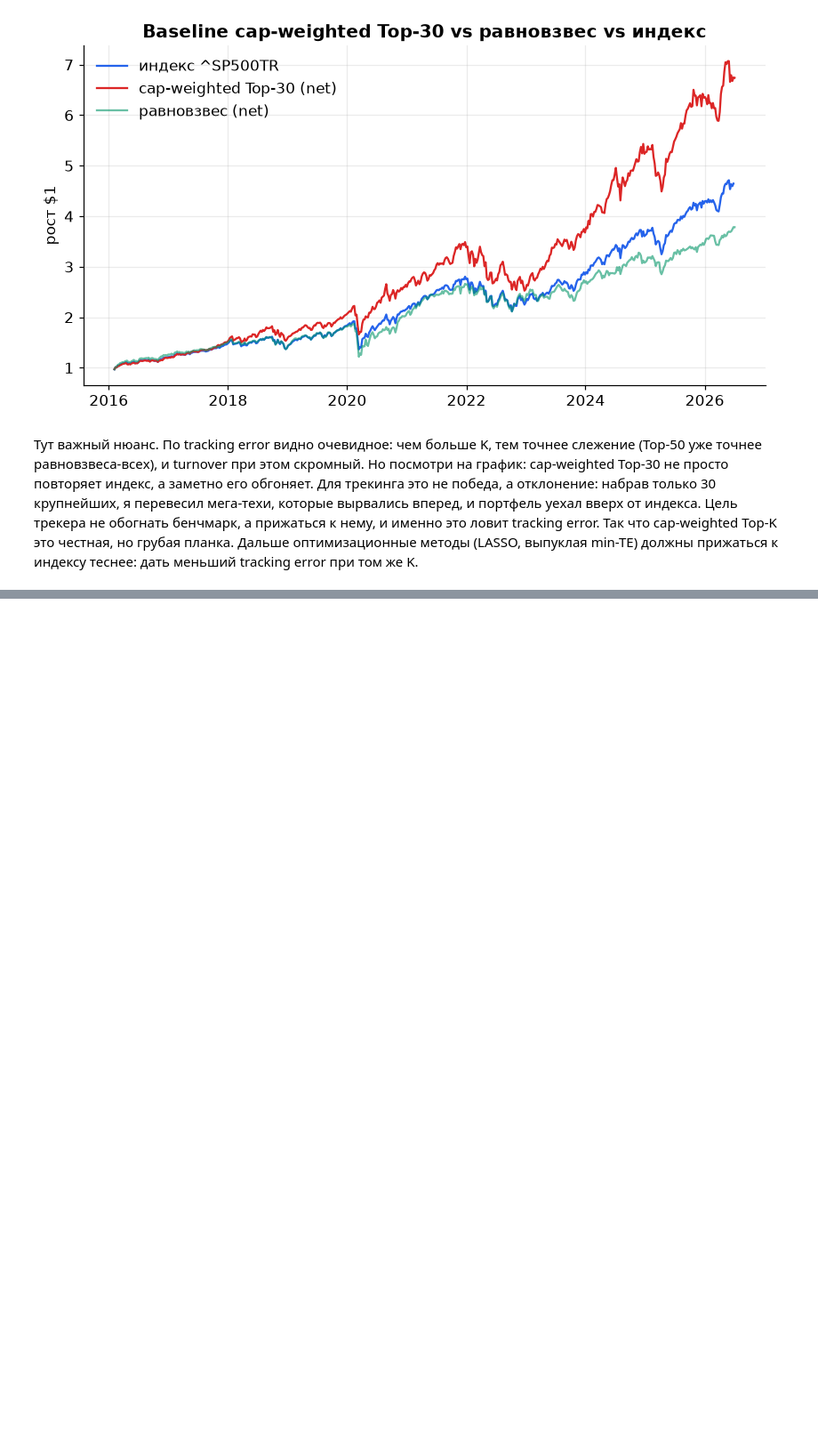
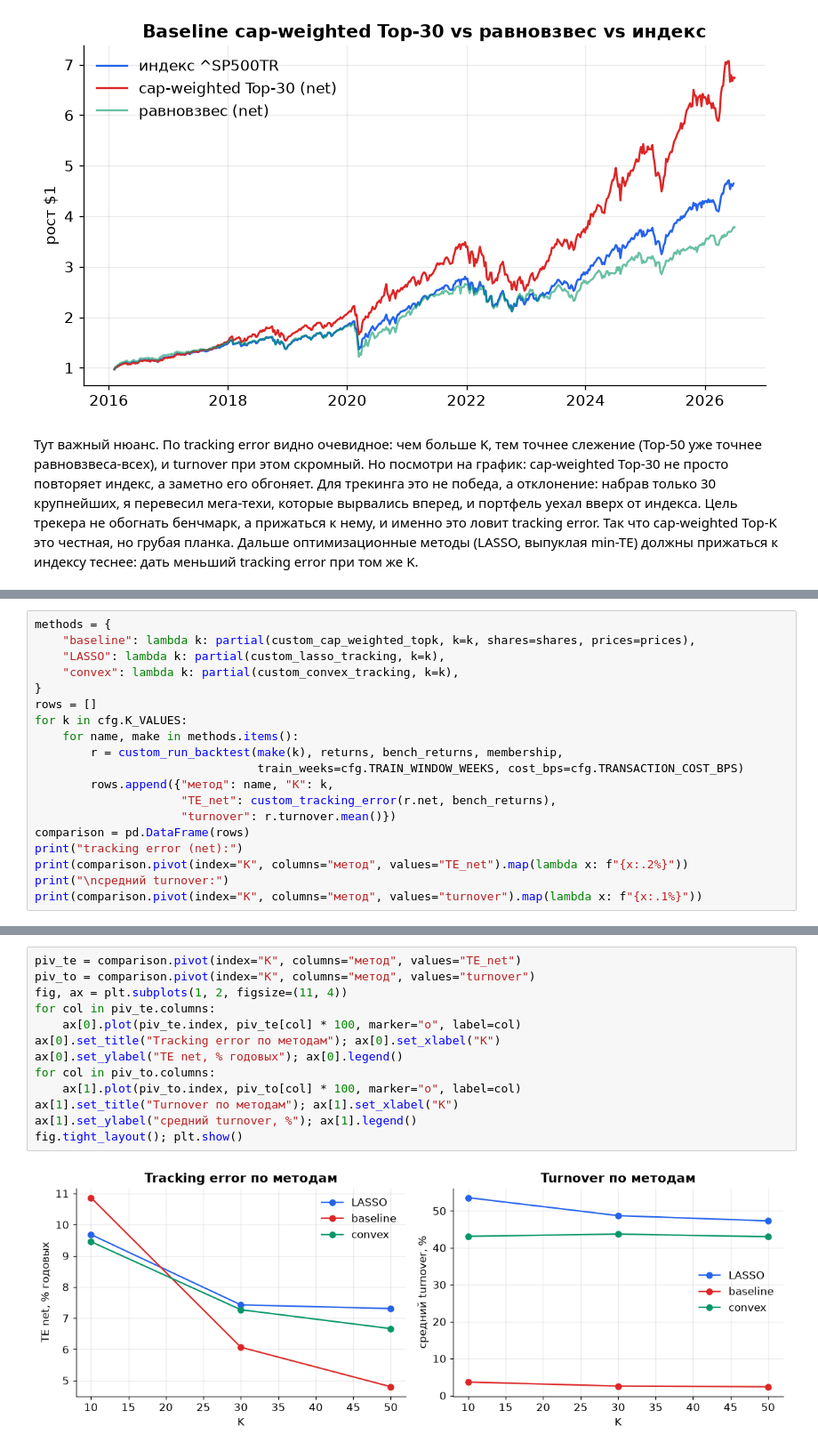
Before and after one commit to Nerbi357/Index-Tracking-New, a Jupyter notebook: notebooks/02_modeling.ipynb, the cells around one changed output, grey strips where cells are left out. Shown at 89% size. Drawn from its saved outputs; the diff is of its cells as text; blank space fills up the shorter version.

```diff
--- a/notebooks/02_modeling.ipynb
+++ b/notebooks/02_modeling.ipynb
@@ -175,0 +188,19 @@ plt.show()
+# %%
+methods = {
+    "baseline": lambda k: partial(custom_cap_weighted_topk, k=k, shares=shares, prices=prices),
+    "LASSO": lambda k: partial(custom_lasso_tracking, k=k),
+    "convex": lambda k: partial(custom_convex_tracking, k=k),
+}
+rows = []
+for k in cfg.K_VALUES:
+    for name, make in methods.items():
+        r = custom_run_backtest(make(k), returns, bench_returns, membership,
+                                train_weeks=cfg.TRAIN_WINDOW_WEEKS, cost_bps=cfg.TRANSACTION_COST_BPS)
+        rows.append({"метод": name, "K": k,
+                     "TE_net": custom_tracking_error(r.net, bench_returns),
+                     "turnover": r.turnover.mean()})
+comparison = pd.DataFrame(rows)
+print("tracking error (net):")
+print(comparison.pivot(index="K", columns="метод", values="TE_net").map(lambda x: f"{x:.2%}"))
+print("\nсредний turnover:")
+print(comparison.pivot(index="K", columns="метод", values="turnover").map(lambda x: f"{x:.1%}"))
@@ -175,0 +221,15 @@ plt.show()
+# %%
+piv_te = comparison.pivot(index="K", columns="метод", values="TE_net")
+piv_to = comparison.pivot(index="K", columns="метод", values="turnover")
+fig, ax = plt.subplots(1, 2, figsize=(11, 4))
+for col in piv_te.columns:
+    ax[0].plot(piv_te.index, piv_te[col] * 100, marker="o", label=col)
+ax[0].set_title("Tracking error по методам"); ax[0].set_xlabel("K")
+ax[0].set_ylabel("TE net, % годовых"); ax[0].legend()
+for col in piv_to.columns:
+    ax[1].plot(piv_to.index, piv_to[col] * 100, marker="o", label=col)
+ax[1].set_title("Turnover по методам"); ax[1].set_xlabel("K")
+ax[1].set_ylabel("средний turnover, %"); ax[1].legend()
+fig.tight_layout(); plt.show()
+# %% [output]
+[figure, added]
```
Also changed, not shown: parts of 4 cells of this notebook, 3 other files.
